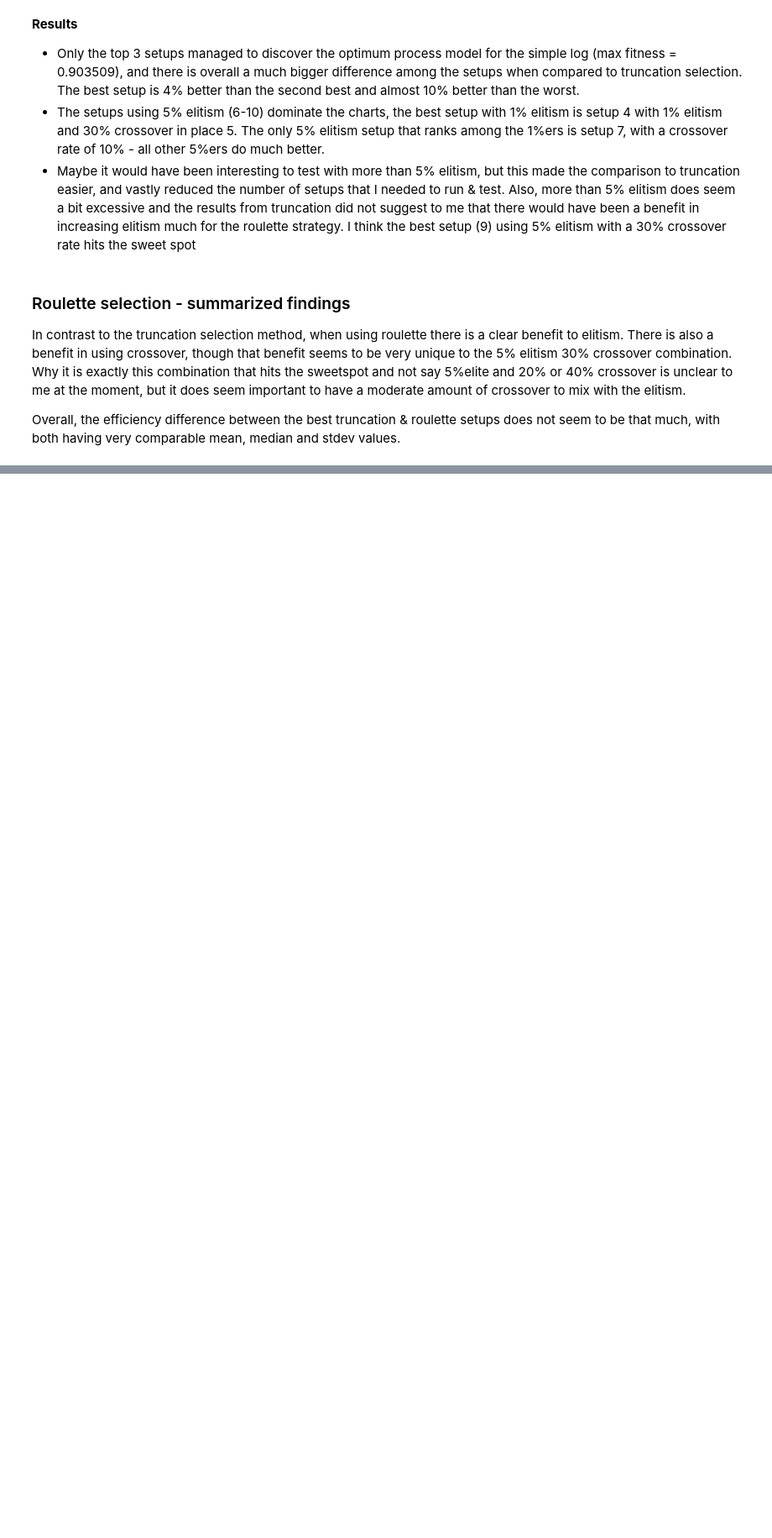
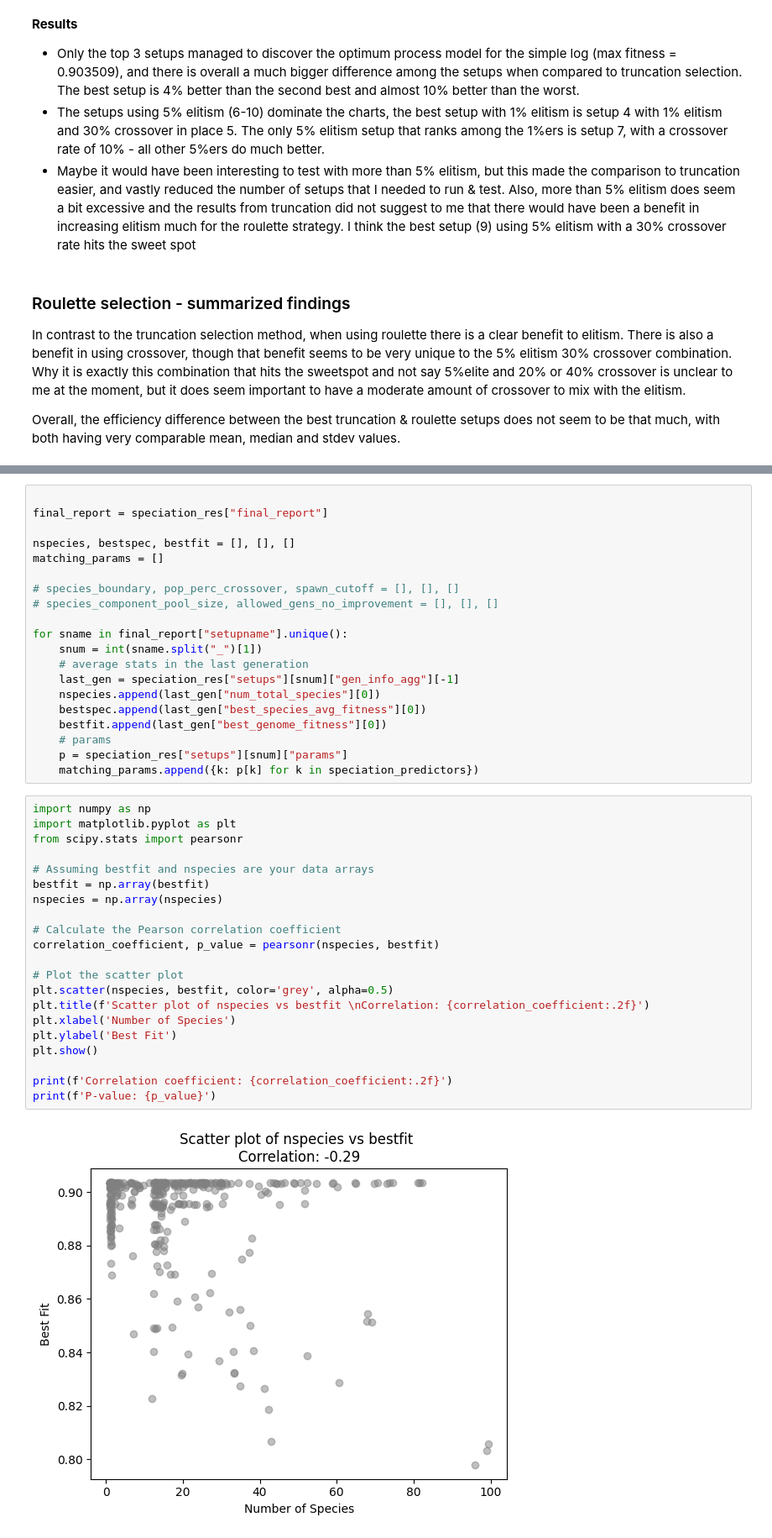
Before and after one commit to pastra98/EvolvePetriNets, a Jupyter notebook: analysis/analysis.ipynb, the cells around one changed output, grey strips where cells are left out. Shown at 84% size. Cells and saved outputs as stored; diff of their text form; blank space fills up the shorter version.

```diff
--- a/analysis/analysis.ipynb
+++ b/analysis/analysis.ipynb
@@ -566,0 +829,43 @@ Overall, the efficiency difference between the best truncation & roulette setups
+# %%
+
+final_report = speciation_res["final_report"]
+
+nspecies, bestspec, bestfit = [], [], []
+matching_params = []
+
+# species_boundary, pop_perc_crossover, spawn_cutoff = [], [], []
+# species_component_pool_size, allowed_gens_no_improvement = [], [], []
+
+for sname in final_report["setupname"].unique():
+    snum = int(sname.split("_")[1])
+    # average stats in the last generation
+    last_gen = speciation_res["setups"][snum]["gen_info_agg"][-1]
+    nspecies.append(last_gen["num_total_species"][0])
+    bestspec.append(last_gen["best_species_avg_fitness"][0])
+    bestfit.append(last_gen["best_genome_fitness"][0])
+    # params
+    p = speciation_res["setups"][snum]["params"]
+    matching_params.append({k: p[k] for k in speciation_predictors})
+# %%
+import numpy as np
+import matplotlib.pyplot as plt
+from scipy.stats import pearsonr
+
+# Assuming bestfit and nspecies are your data arrays
+bestfit = np.array(bestfit)
+nspecies = np.array(nspecies)
+
+# Calculate the Pearson correlation coefficient
+correlation_coefficient, p_value = pearsonr(nspecies, bestfit)
+
+# Plot the scatter plot
+plt.scatter(nspecies, bestfit, color='grey', alpha=0.5)
+plt.title(f'Scatter plot of nspecies vs bestfit \nCorrelation: {correlation_coefficient:.2f}')
+plt.xlabel('Number of Species')
+plt.ylabel('Best Fit')
+plt.show()
+
+print(f'Correlation coefficient: {correlation_coefficient:.2f}')
+print(f'P-value: {p_value}')
+# %% [output]
+[figure, added]
```
Also changed, not shown: parts of 11 cells of this notebook.
